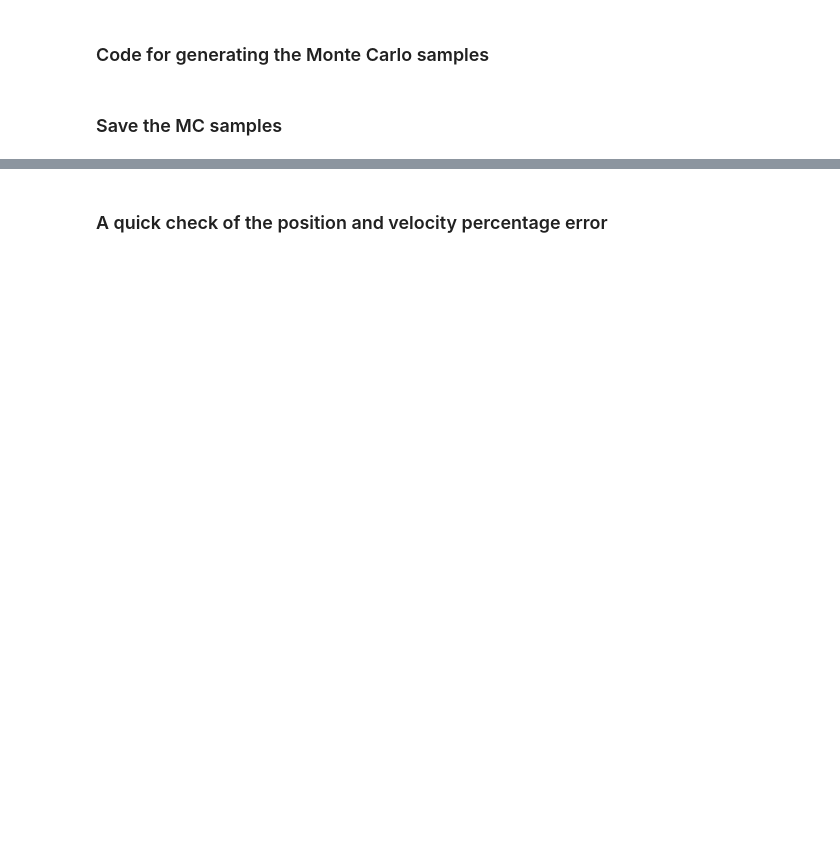
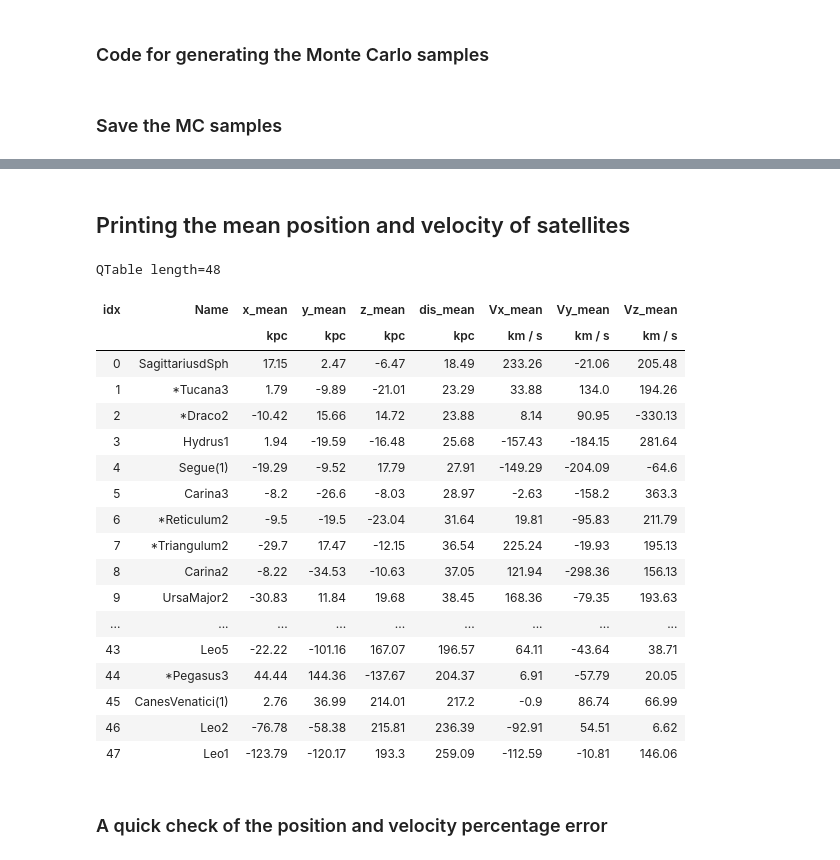
Before and after one commit to MariusCautun/MW_satellite_MonteCarlo, a Jupyter notebook: MW_satellites_MC_errors.ipynb, the cells around one changed output, grey strips where cells are left out. Cells and saved outputs as stored; diff of their text form; code cells hidden in the pictures; blank space fills up the shorter version.

```diff
--- a/MW_satellites_MC_errors.ipynb
+++ b/MW_satellites_MC_errors.ipynb
@@ -319,3 +443,38 @@ with h5py.File( outfile, 'w' ) as hf:
+# %% [markdown]
+## Printing the mean position and velocity of satellites
+# %%
+p = pos_GC.mean(axis=0) * u.kpc
+d = np.sqrt( (p**2).sum(axis=1) )
+v = vel_GC.mean(axis=0) * u.km / u.s
+t = QTable( (sat_names, p[:,0],p[:,1],p[:,2], d, v[:,0],v[:,1],v[:,2]),
+          names=['Name', 'x_mean','y_mean','z_mean', 'dis_mean', 'Vx_mean','Vy_mean','Vz_mean'] )
+
+# show only a few decimal digits
+for col in t.colnames:
+    if col=='Name': continue
+    t[col] = np.round( t[col], decimals=2)
+
+t.show_in_notebook()
+# %% [output]
+QTable length=48
+| idx | Name | x_mean | y_mean | z_mean | dis_mean | Vx_mean | Vy_mean | Vz_mean |
+|  |  | kpc | kpc | kpc | kpc | km / s | km / s | km / s |
+| 0 | SagittariusdSph | 17.15 | 2.47 | -6.47 | 18.49 | 233.26 | -21.06 | 205.48 |
+| 1 | *Tucana3 | 1.79 | -9.89 | -21.01 | 23.29 | 33.88 | 134.0 | 194.26 |
+| 2 | *Draco2 | -10.42 | 15.66 | 14.72 | 23.88 | 8.14 | 90.95 | -330.13 |
+| 3 | Hydrus1 | 1.94 | -19.59 | -16.48 | 25.68 | -157.43 | -184.15 | 281.64 |
+| 4 | Segue(1) | -19.29 | -9.52 | 17.79 | 27.91 | -149.29 | -204.09 | -64.6 |
+| 5 | Carina3 | -8.2 | -26.6 | -8.03 | 28.97 | -2.63 | -158.2 | 363.3 |
+| 6 | *Reticulum2 | -9.5 | -19.5 | -23.04 | 31.64 | 19.81 | -95.83 | 211.79 |
+| 7 | *Triangulum2 | -29.7 | 17.47 | -12.15 | 36.54 | 225.24 | -19.93 | 195.13 |
+| 8 | Carina2 | -8.22 | -34.53 | -10.63 | 37.05 | 121.94 | -298.36 | 156.13 |
+| 9 | UrsaMajor2 | -30.83 | 11.84 | 19.68 | 38.45 | 168.36 | -79.35 | 193.63 |
+| ... | ... | ... | ... | ... | ... | ... | ... | ... |
+| 43 | Leo5 | -22.22 | -101.16 | 167.07 | 196.57 | 64.11 | -43.64 | 38.71 |
+| 44 | *Pegasus3 | 44.44 | 144.36 | -137.67 | 204.37 | 6.91 | -57.79 | 20.05 |
+| 45 | CanesVenatici(1) | 2.76 | 36.99 | 214.01 | 217.2 | -0.9 | 86.74 | 66.99 |
+| 46 | Leo2 | -76.78 | -58.38 | 215.81 | 236.39 | -92.91 | 54.51 | 6.62 |
+| 47 | Leo1 | -123.79 | -120.17 | 193.3 | 259.09 | -112.59 | -10.81 | 146.06 |
 # %% [markdown]
 ### A quick check of the position and velocity percentage error
 # %%
```
Also changed, not shown: parts of 17 cells of this notebook, 4 other files.
